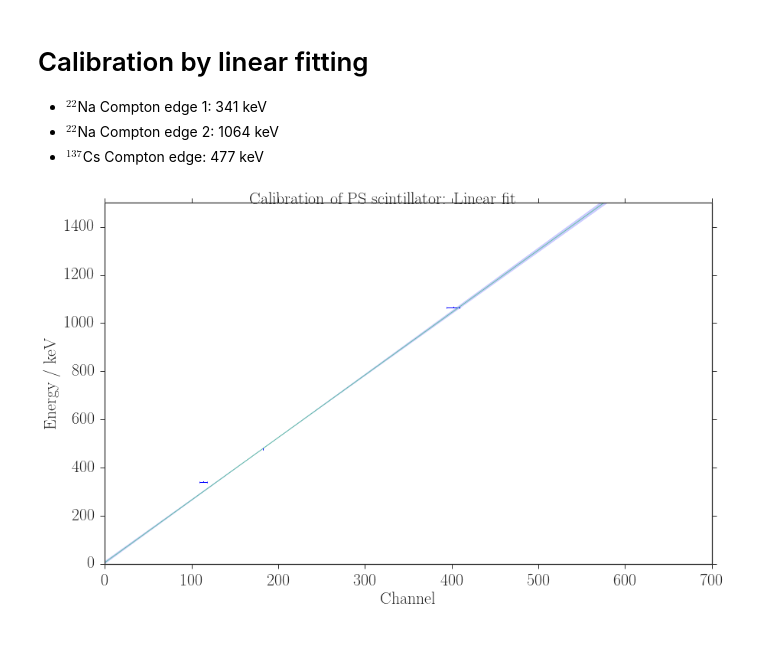
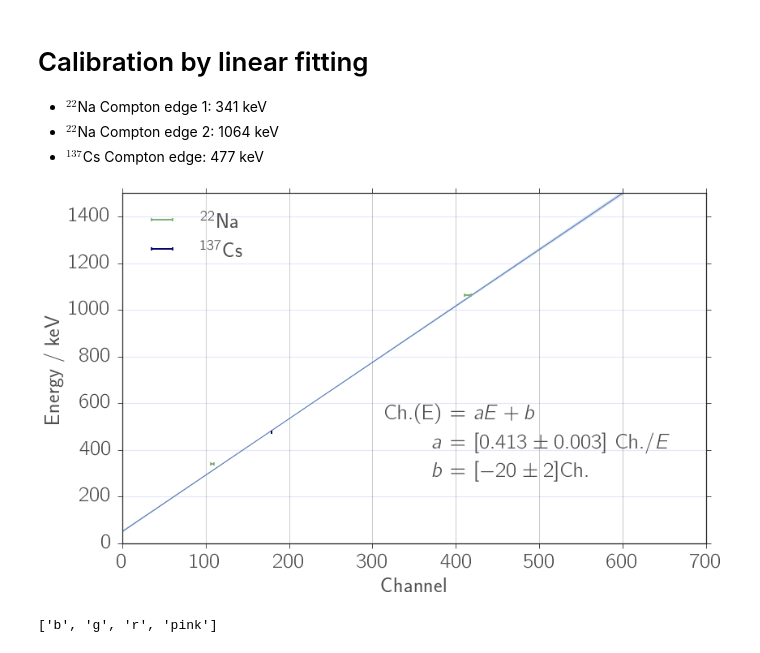
Before and after one commit to Bondzio/fp, a Jupyter notebook: compton/analysis/calibration_ps.ipynb, the cells around one changed output. Saved outputs shown, nothing was run; the diff lists cells and outputs as text; code cells hidden in the pictures.

```diff
--- a/compton/analysis/calibration_ps.ipynb
+++ b/compton/analysis/calibration_ps.ipynb
@@ -197,7 +243,7 @@ $^{137}$Cs Sample
 cs_sample = '$^{137}\mathrm{Cs}$'
 file_in = npy_dir + "ps_137cs_04" + '.npy'
 x, y = np.load(file_in)
-y_e = un.uarray(y, np.sqrt(y))
+y_e = un.uarray(y, np.sqrt(np.maximum(y,1)))
 
 t_ps = 21386.496 # look for data/ps_cs137_04.mcd
 rate = y / t_ps
@@ -217,11 +263,11 @@ y_e = rate_e
 ###### 477 keV COMPTON EDGE #################
 # Define range to be fitted
 x_min = 120   # lower bound
-x_max = 850    # upper bound
+x_max = 900    # upper bound
 mask = (x > x_min) * (x < x_max)
 x_fit3 = x[mask]
 y_fit3 = y[mask]
-y_sigma = np.sqrt(un.std_devs(y_e[mask]))
+y_sigma = un.std_devs(y_e[mask])
 
 # p0 is the initial guess for the fitting coefficients
 # p = [A_edge, x_step, sigma, offset]
@@ -238,7 +284,7 @@ x_step3 = coeff3[1]
 fig1, ax1 = plt.subplots(1, 1)
 if not save_fig:
     fig1.suptitle("Histogram PS, sample: "+ cs_sample)
-#ax1.plot(x, rate_bg, '.', alpha=0.9, label='background')
+ax1.plot(x, rate_bg, '.', alpha=0.9, label='Background')
 ax1.plot(x, rate, '.', alpha=0.9, label=(cs_sample))
 edge3, = ax1.plot(x_fit3, fit_edge3, '-', alpha=0.8, label='477 keV edge fit')
 ax1.plot([x_step3] * 2, [0, 8000], '--', c=edge3.get_color(), label='477 keV edge')
@@ -249,8 +295,13 @@ ax1.set_ylim(1e-5, 6)
 ax1.legend(loc=1)
 ax1.grid(True)
 ax1.set_yscale("log", nonposy='clip')
-if show_fig:
-    fig1.show()
+
+ax1.yaxis.grid(True,'minor',linewidth=0.5,color = "blue", alpha = 0.1)
+ax1.yaxis.grid(True,'major',linewidth=1.2, color = "blue", alpha = 0.1)
+ax1.xaxis.grid(True)
+
+
+file_name = "calib_ps_cs"
 if save_fig:
     fig1.savefig(fig_dir + file_name + ".pdf")
     fig1.savefig(fig_dir + file_name + ".png")
@@ -274,7 +337,7 @@ cs_compton  = uc.ufloat(coeff3[1], cov3[1, 1])
 * $^{137}$Cs Compton edge: 477 keV
 # %%
 energy = np.array([341, 1064, 477])
-fit_results = np.array([c[1], c[4], c3[1]])
+fit_results = np.array([cor[1], cor[4], c3[1]])
 channel = un.nominal_values(fit_results)
 channel_error = un.std_devs(fit_results)
 def linear(x, a, b):
@@ -288,31 +351,54 @@ d_lin = np.array([1 / c_lin[0], -c_lin[1] / c_lin[0]])
 np.save(npy_dir + 'ps_calibration', d_lin)
 # %%
 # Plotting
-colors = ['b', 'g', 'r', 'pink']
 channel_min, channel_max = [0, 700]
 chs = np.linspace(channel_min, channel_max, 200)
 fit = linear(chs, *d_lin)
 
 fig1, ax1 = plt.subplots(1, 1)
 if not save_fig:
     fig1.suptitle('Calibration of PS scintillator: Linear fit')
 ax1.fill_between(chs,
         un.nominal_values(fit) + un.std_devs(fit),
         un.nominal_values(fit) - un.std_devs(fit),
         facecolor=colors[0], color=colors[0], alpha=0.2)
 ax1.plot(chs, un.nominal_values(fit), '-', linewidth=1.0)
 
-ax1.errorbar(channel, energy, xerr=channel_error, yerr=None, fmt='b,', elinewidth=1.0, capsize=1.2, capthick=0.8)
+ax1.errorbar(channel[0:2], energy[0:2], xerr=channel_error[0:2], yerr=None, fmt=',',\
+             elinewidth=2.0, capsize=2.2, capthick=1.8, label = "$^{22}$Na", color = colors[2])
+
+ax1.errorbar(channel[2], energy[2], xerr=channel_error[2], yerr=None, fmt=',',\
+             elinewidth=2.0, capsize=2.2, capthick=1.8, label = "$^{137}$Cs", color = colors[-3])
+ax1.legend(loc = 2)
 ax1.set_xlim(channel_min, channel_max)
 ax1.set_ylim(0, 1500)
 ax1.set_xlabel("Channel")
 ax1.set_ylabel("Energy / keV")
-#ax1.legend(loc=1)
-if show_fig:
-    fig1.show()
+
+ax1.yaxis.grid(True,'minor',linewidth=0.5,color = "blue", alpha = 0.1)
+ax1.yaxis.grid(True,'major',linewidth=1.2, color = "blue", alpha = 0.1)
+ax1.xaxis.grid(True)
+
+props = dict(boxstyle='round', facecolor='white', alpha=0.0)
+
+textstr = "\\begin{eqnarray*} \
+        \\ \\mathrm{Ch.(E)} &=& a E + b \\\\ \
+        \\ a &=&[%s]\\ \\mathrm{Ch.}/E \\\\ \
+        \\ b &=&[%s]\\mathrm{Ch.} \
+        \end{eqnarray*}"%(uc_str(c_lin[0]),uc_str(c_lin[1]))
+#textstr = r"\begin{align*}\mathrm{Ch.(E)} & = a E + b \n a & =["\
+#+uc_str(c_lin[0])+r"]\:\frac{\mathrm{Ch.}}{E}\n \: b & =["+uc_str(c_lin[1])+r"]\:\mathrm{Ch.}\end{align*}"
+#textstr = r"\begin{equation*}"+"\n"+" \mathrm{Ch.(E)} = a E + b"+"\n"+"\end{equation*}"
+ax1.text(0.45, 0.4, textstr , transform=ax1.transAxes,
+        verticalalignment='top', bbox=props)
+
 if save_fig:
     file_name = "calibration_ps_linear_fit"
     fig1.savefig(fig_dir + file_name + ".pdf")
     fig1.savefig(fig_dir + file_name + ".png")
 # %% [output]
-[figure, old version]
+[figure, new version]
+# %%
+colors
+# %% [output]
+['b', 'g', 'r', 'pink']
```
Also changed, not shown: parts of 12 cells of this notebook, 34 other files.
